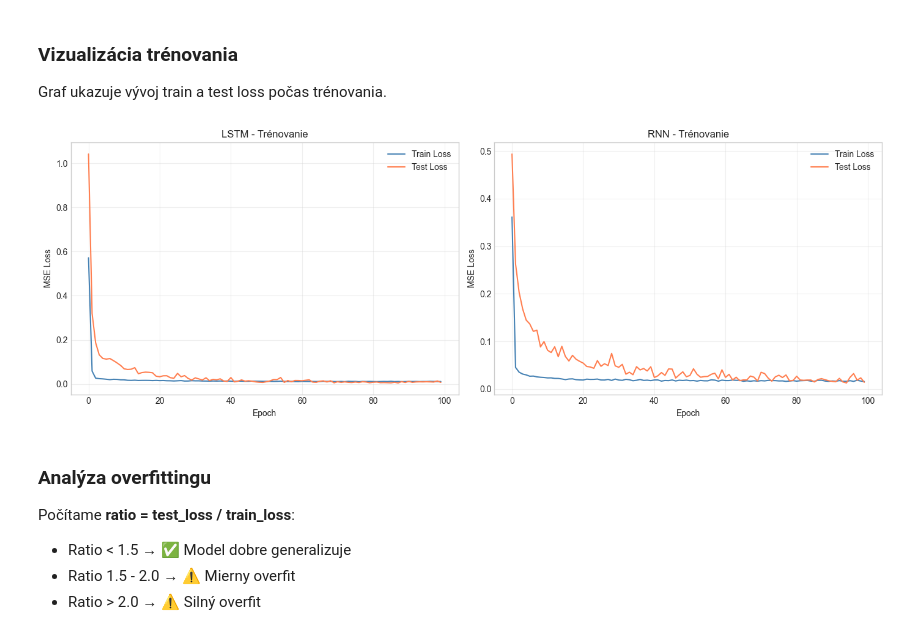
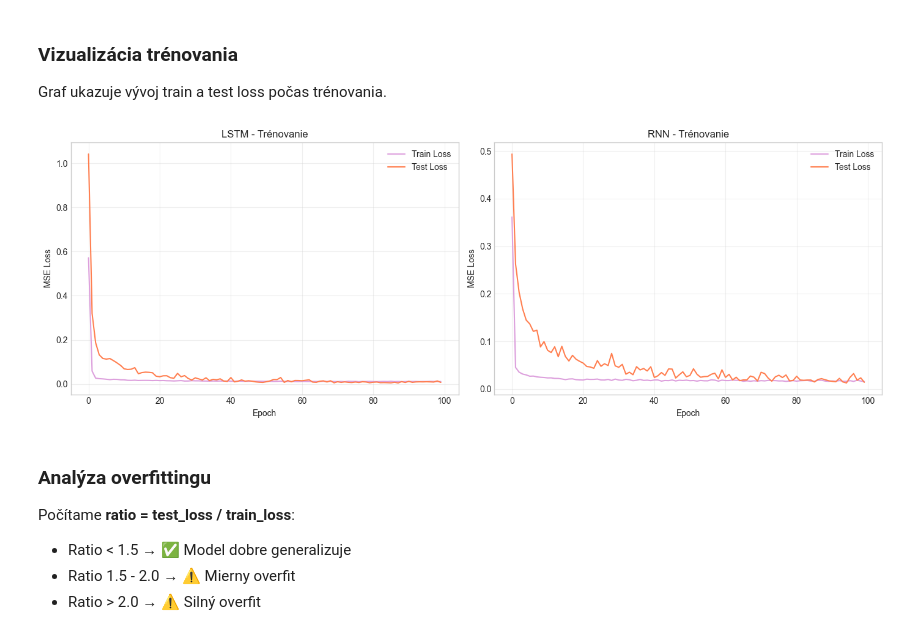
Before and after one commit to johannatilesova/IAU-project, a Jupyter notebook: phase4_FINAL_sp500stocks.ipynb, the cells around one changed output. Drawn from its saved outputs; the diff is of its cells as text; code cells hidden in the pictures.

```diff
--- a/phase4_FINAL_sp500stocks.ipynb
+++ b/phase4_FINAL_sp500stocks.ipynb
@@ -1339,7 +1328,7 @@ Funkcia `train_model` trénuje model a sleduje train/test loss počas epoch. Pou
 - **Adam** - adaptívny optimizér s learning rate 0.001
 # %%
 def train_model(model, train_loader, test_loader, epochs=100, lr=0.001):
-    """Trénuje model a vracia históriu loss hodnôt"""
+    # Trénuje model a vracia históriu loss hodnôt
     criterion = nn.MSELoss()
     optimizer = torch.optim.Adam(model.parameters(), lr=lr)
 
@@ -1417,26 +1406,26 @@ Graf ukazuje vývoj train a test loss počas trénovania.
 # %%
 fig, axes = plt.subplots(1, 2, figsize=(14, 5))
 
-axes[0].plot(history_lstm['train_loss'], label='Train Loss', color='steelblue')
+axes[0].plot(history_lstm['train_loss'], label='Train Loss', color='plum')
 axes[0].plot(history_lstm['test_loss'], label='Test Loss', color='coral')
 axes[0].set_title('LSTM - Trénovanie')
 axes[0].set_xlabel('Epoch')
 axes[0].set_ylabel('MSE Loss')
 axes[0].legend()
 axes[0].grid(True, alpha=0.3)
 
-axes[1].plot(history_rnn['train_loss'], label='Train Loss', color='steelblue')
+axes[1].plot(history_rnn['train_loss'], label='Train Loss', color='plum')
 axes[1].plot(history_rnn['test_loss'], label='Test Loss', color='coral')
 axes[1].set_title('RNN - Trénovanie')
 axes[1].set_xlabel('Epoch')
 axes[1].set_ylabel('MSE Loss')
 axes[1].legend()
 axes[1].grid(True, alpha=0.3)
 
 plt.tight_layout()
 plt.show()
 # %% [output]
-[figure, old version]
+[figure, new version]
 # %% [markdown]
 ### Analýza overfittingu
 
```
Also changed, not shown: parts of 7 cells of this notebook.
